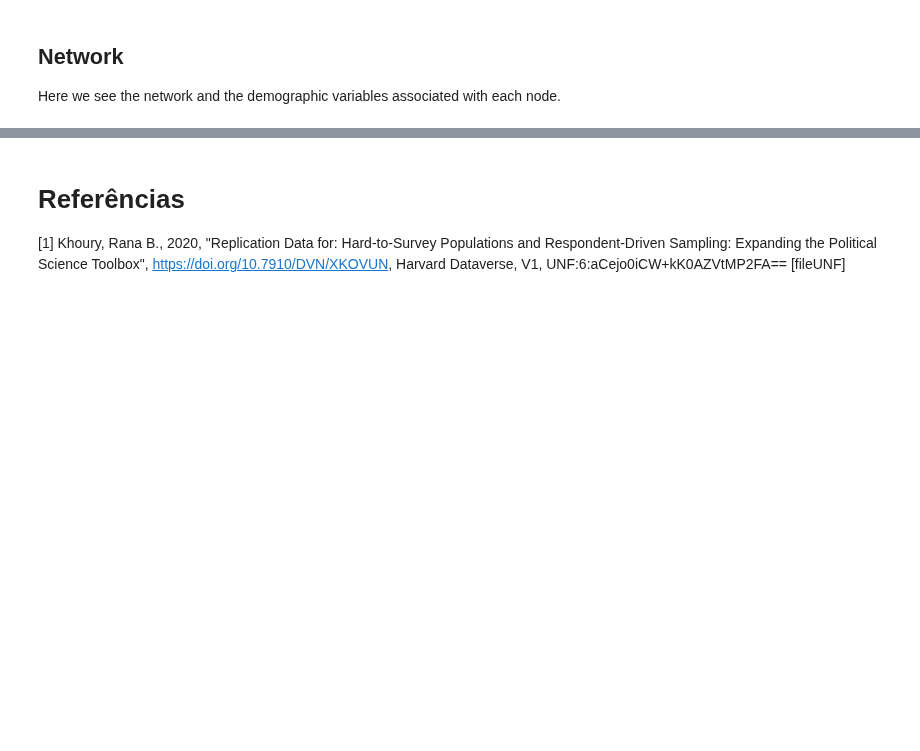
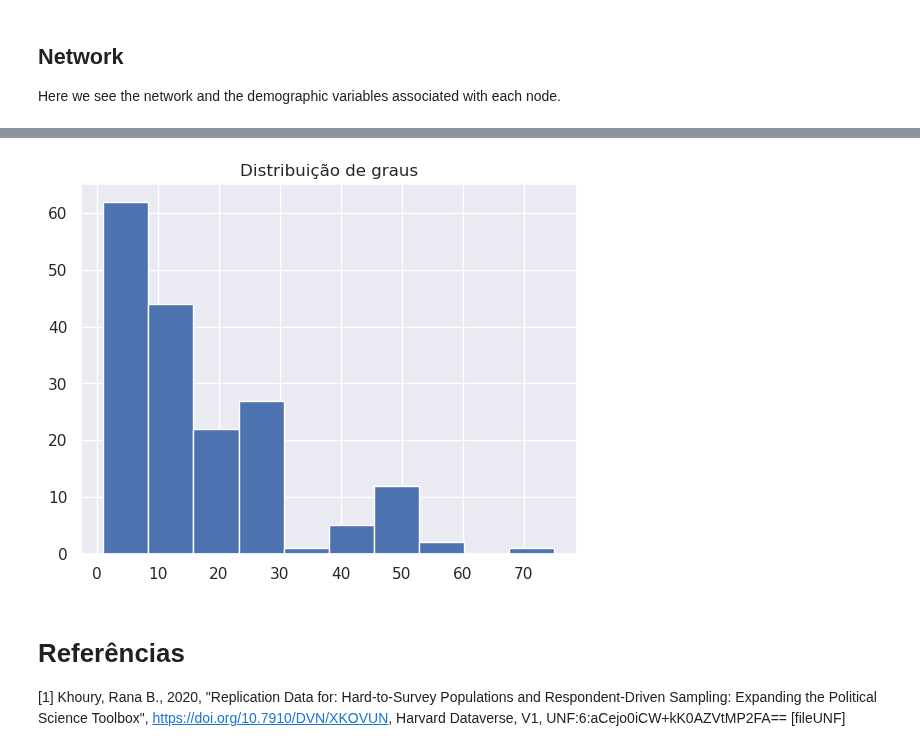
Before and after one commit to lucasmoschen/rds-bayesian-analysis-tcc, a Jupyter notebook: notebooks/introduction-rds.ipynb, the cells around one changed output, grey strips where cells are left out. Cells and saved outputs as stored; diff of their text form; code cells hidden in the pictures; blank space fills up the shorter version.

```diff
--- a/notebooks/introduction-rds.ipynb
+++ b/notebooks/introduction-rds.ipynb
@@ -83,0 +48,6 @@ memory usage: 37.2 KB
+# %%
+data.rename(columns = {"recruit.id": "recruit_id",
+                       "coupon.1": "coupon_1",
+                       "coupon.2": "coupon_2",
+                       "coupon.3": "coupon_3"},
+                  inplace=True)
@@ -83,0 +56,5 @@ memory usage: 37.2 KB
+# %%
+data.recruit_id = data.recruit_id.apply(lambda x: x.strip())
+data.coupon_1 = data.coupon_1.apply(lambda x: x.strip())
+data.coupon_2 = data.coupon_2.apply(lambda x: x.strip())
+data.coupon_3 = data.coupon_3.apply(lambda x: x.strip())
@@ -83,0 +63,5 @@ memory usage: 37.2 KB
+# %%
+# rename recruiter with sequencial appearance
+rename_dict = dict(zip(data.recruit_id, data.id))
+# obtain the wave of the recruiter
+wave_dict = dict(zip(data.recruit_id, data.recruit_id.apply(lambda x: len(str(x)))))
@@ -105,3 +119,9 @@ Name: coupon.1, Length: 176, dtype: float64
+# %%
+data.degree.hist()
+plt.title("Distribuição de graus")
+plt.show()
+# %% [output]
+[figure, added]
 # %% [markdown]
 # Referências
 
```
Also changed, not shown: parts of 18 cells of this notebook.
